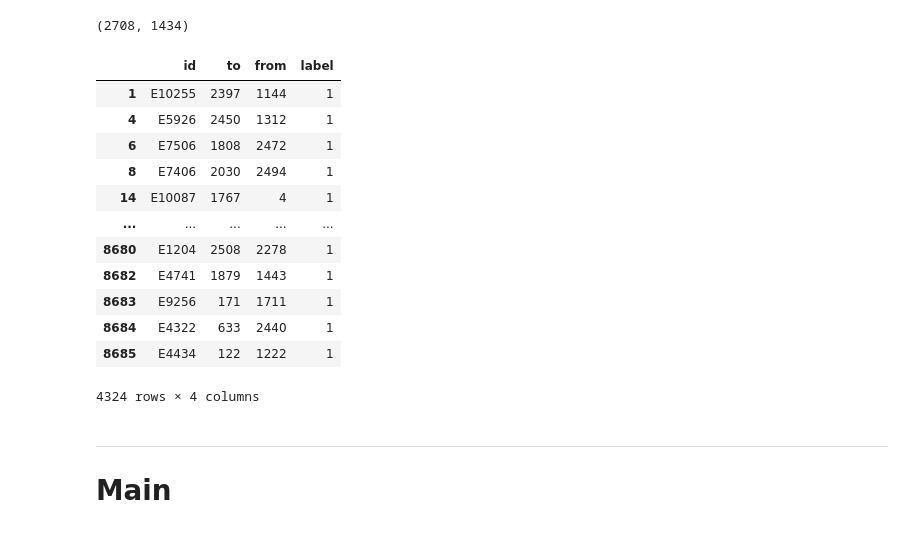
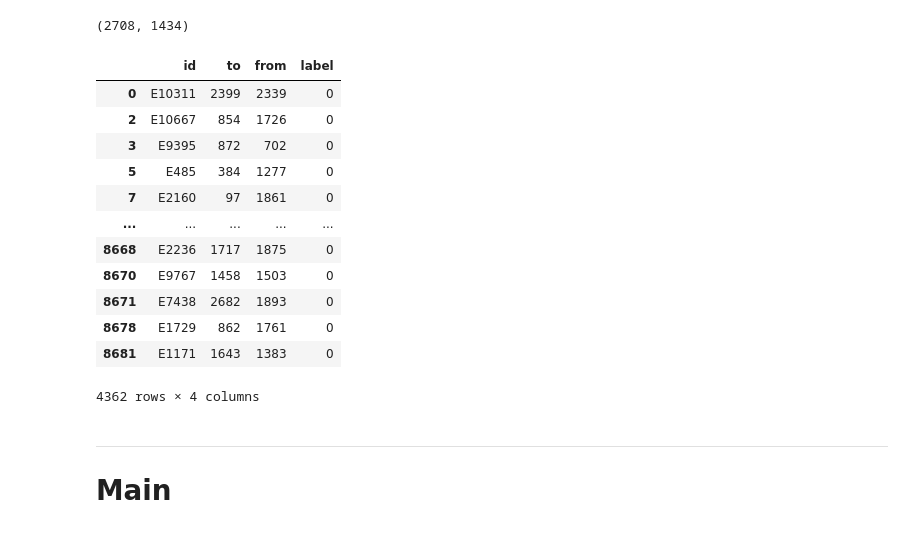
Before and after one commit to CalebThian/hw2_linkprediction, a Jupyter notebook: main.ipynb, the cells around one changed output. Drawn from its saved outputs; the diff is of its cells as text; code cells hidden in the pictures.

```diff
--- a/main.ipynb
+++ b/main.ipynb
@@ -66,21 +77,21 @@ Content.shape
 # %% [output]
 (2708, 1434)
 # %%
-Train[Train['label']==1]
+Train[Train['label']==0]
 # %% [output]
 |  | id | to | from | label |
-| 1 | E10255 | 2397 | 1144 | 1 |
-| 4 | E5926 | 2450 | 1312 | 1 |
-| 6 | E7506 | 1808 | 2472 | 1 |
-| 8 | E7406 | 2030 | 2494 | 1 |
-| 14 | E10087 | 1767 | 4 | 1 |
+| 0 | E10311 | 2399 | 2339 | 0 |
+| 2 | E10667 | 854 | 1726 | 0 |
+| 3 | E9395 | 872 | 702 | 0 |
+| 5 | E485 | 384 | 1277 | 0 |
+| 7 | E2160 | 97 | 1861 | 0 |
 | ... | ... | ... | ... | ... |
-| 8680 | E1204 | 2508 | 2278 | 1 |
-| 8682 | E4741 | 1879 | 1443 | 1 |
-| 8683 | E9256 | 171 | 1711 | 1 |
-| 8684 | E4322 | 633 | 2440 | 1 |
-| 8685 | E4434 | 122 | 1222 | 1 |
+| 8668 | E2236 | 1717 | 1875 | 0 |
+| 8670 | E9767 | 1458 | 1503 | 0 |
+| 8671 | E7438 | 2682 | 1893 | 0 |
+| 8678 | E1729 | 862 | 1761 | 0 |
+| 8681 | E1171 | 1643 | 1383 | 0 |
-4324 rows × 4 columns
+4362 rows × 4 columns
 # %% [markdown]
 ---
 # Main
```
Also changed, not shown: parts of 30 cells of this notebook, 1 other file.
